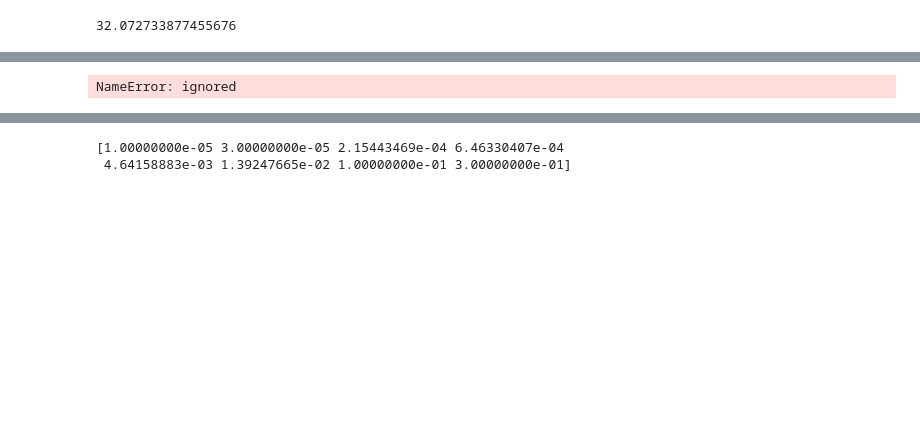
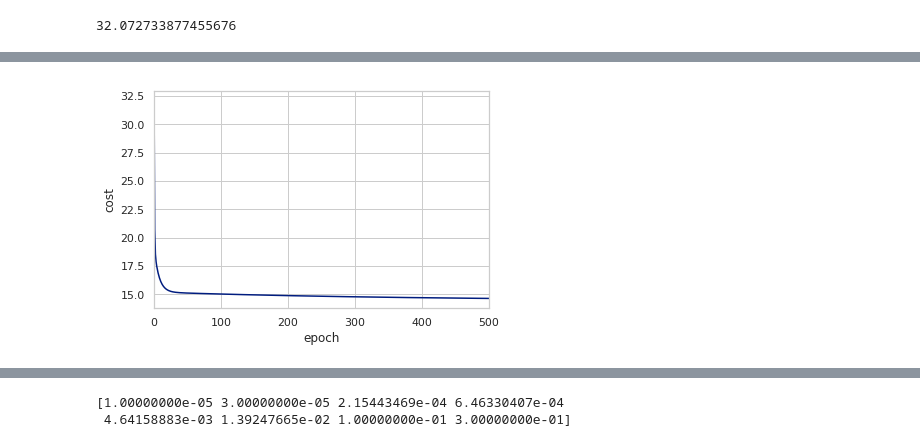
Before and after one commit to xiaochengJF/MachineLearning, a Jupyter notebook: 1、Linear_Regresion.ipynb, the cells around one changed output, grey strips where cells are left out. Drawn from its saved outputs; the diff is of its cells as text; code cells hidden in the pictures; blank space fills up the shorter version.

```diff
--- a/1、Linear_Regresion.ipynb
+++ b/1、Linear_Regresion.ipynb
@@ -173,10 +196,10 @@ NameError: ignored
 # %%
-ax = sns.tsplot(cost_data, time=np.arange(epoch=1))
+ax = sns.tsplot(cost_data, time=np.arange(epoch+1)) #　？？？？
 ax.set_xlabel("epoch")
 ax.set_ylabel("cost")
 plt.show()
 # %% [output]
-NameError: ignored
+[figure, added]
 # %%
 b = final_theta[0] # intercept,Y轴上的截距
 m = final_theta[1] # slope,斜率
```
Also changed, not shown: parts of 28 cells of this notebook.
